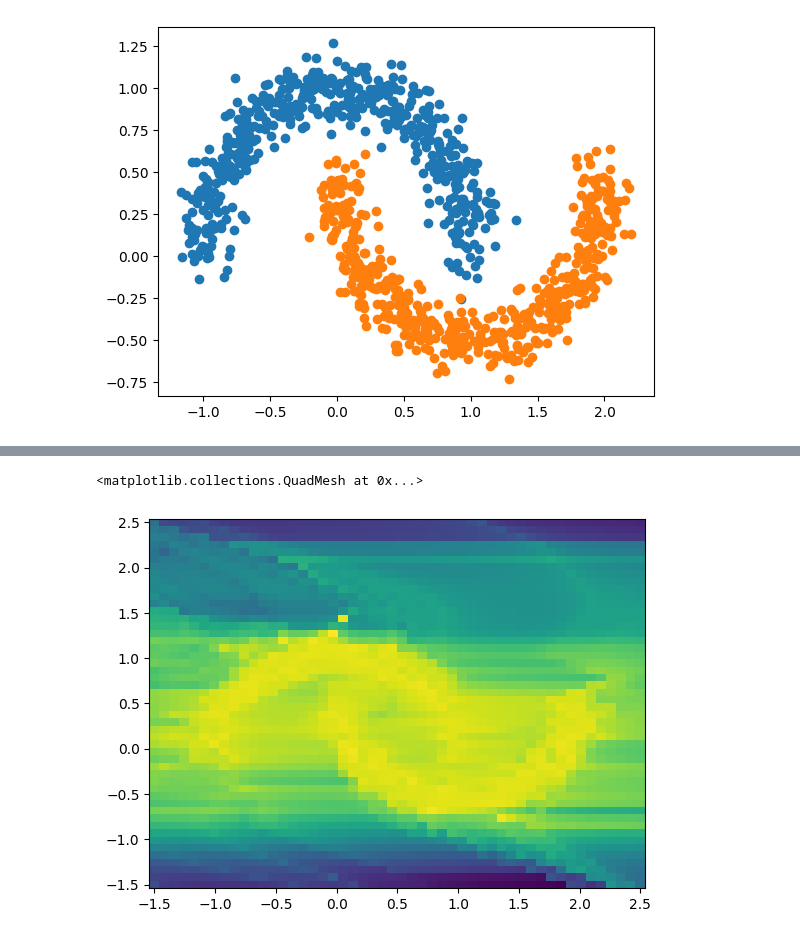
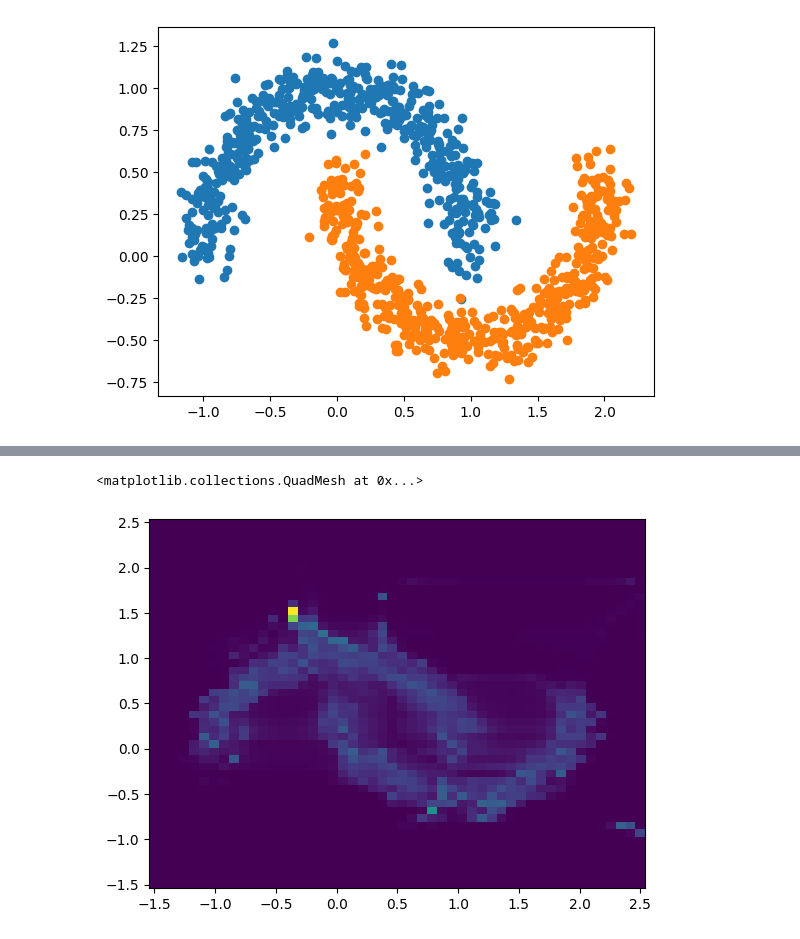
Before and after one commit to al-jshen/eqflow, a Jupyter notebook: examples/dual_moons.ipynb, the cells around one changed output, grey strips where cells are left out. Saved outputs shown, nothing was run; the diff lists cells and outputs as text; code cells hidden in the pictures.

```diff
--- a/examples/dual_moons.ipynb
+++ b/examples/dual_moons.ipynb
@@ -20,0 +29,22 @@ plt.scatter(x[labels == 1], y[labels == 1])
+# %%
+@eqx.filter_jit
+@eqx.filter_value_and_grad
+def loss_fn(model, xy):
+    return -jax.vmap(model.log_prob)(xy).sum()
+
+@eqx.filter_jit
+def step(model, opt_state, xy):
+    loss_value, grads = loss_fn(model, xy)
+    updates, opt_state = optimizer.update(
+        grads, opt_state, model
+    )
+    model = eqx.apply_updates(model, updates)
+    return model, opt_state, loss_value
+# %%
+losses = []
+xy = jnp.stack((x, y)).T
+for e in (pbar := tqdm(range(5000))):
+    nsf, opt_state, loss_value = step(nsf, opt_state, xy)
+    losses.append(loss_value)
+    if e % 100 == 0:
+        pbar.set_description(f"loss: {loss_value:.3f}")
@@ -21,7 +70,6 @@ plt.scatter(x[labels == 1], y[labels == 1])
 # %%
-rng = jax.random.PRNGKey(0)
 nsf = NeuralSplineFlow(rng, n_dim=1, n_context=1, n_transforms=8, n_bins=16, spline_min=-5., spline_max=5.0)
-optimizer = optax.adam(1e-2)
+optimizer = optax.adam(2e-3)
 opt_state = optimizer.init(eqx.filter(nsf, eqx.is_array))
 # %%
 @eqx.filter_jit
@@ -39,7 +87,7 @@ def step(model, opt_state, x, y):
     return model, opt_state, loss_value
 # %%
 losses = []
-for e in (pbar := tqdm(range(3000))):
+for e in (pbar := tqdm(range(5000))):
     nsf, opt_state, loss_value = step(nsf, opt_state, x, y)
     losses.append(loss_value)
     if e % 100 == 0:
@@ -51,7 +104,7 @@ xx, yy = jnp.meshgrid(xgrid, ygrid)
 xx, yy = xx.flatten(), yy.flatten()
 lp = jax.vmap(nsf.log_prob)(xx, context=yy)
 # %%
-plt.pcolormesh(xx.reshape(50, 50), yy.reshape(50, 50), lp.reshape(50, 50))
+plt.pcolormesh(xx.reshape(50, 50), yy.reshape(50, 50), 1.5**lp.reshape(50, 50))
 # %% [output]
 <matplotlib.collections.QuadMesh at 0x...>
-[figure, old version]
+[figure, new version]
```
Also changed, not shown: parts of 8 cells of this notebook.
